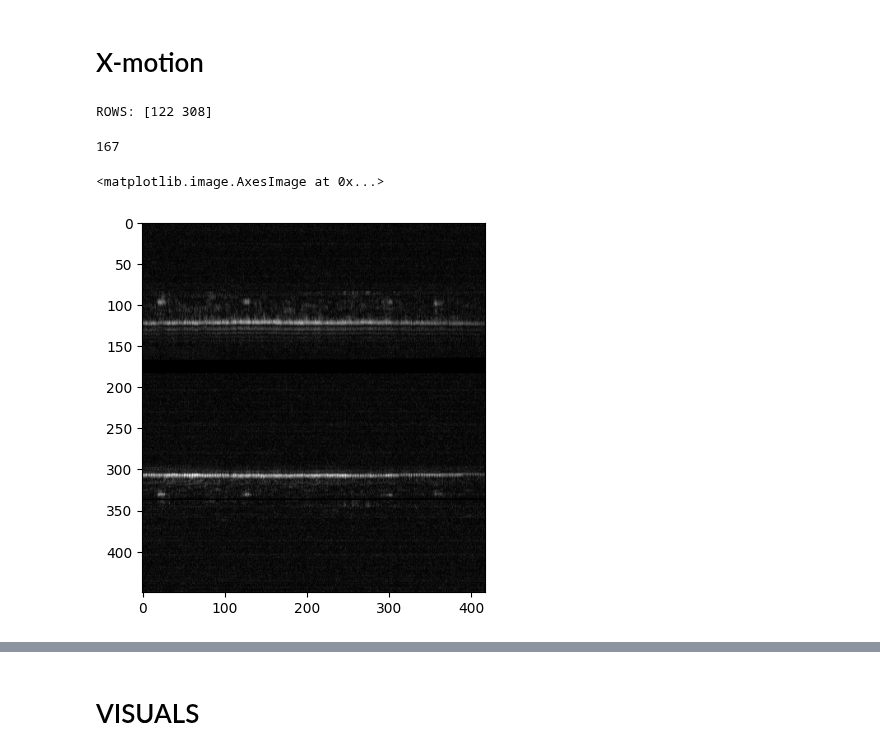
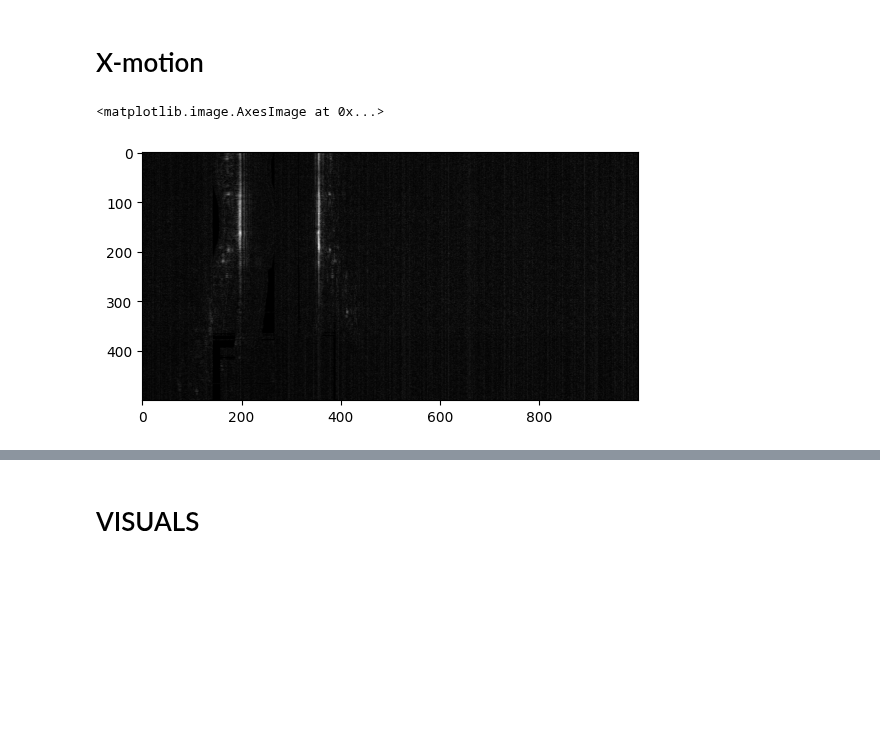
Before and after one commit to AKA2320/OCT_RA, a Jupyter notebook: Bifocal registration/Patrice_5_2_2025/bifocal_endo.ipynb, the cells around one changed output, grey strips where cells are left out. Drawn from its saved outputs; the diff is of its cells as text; code cells hidden in the pictures; blank space fills up the shorter version.

```diff
--- a/Bifocal registration/Patrice_5_2_2025/bifocal_endo.ipynb
+++ b/Bifocal registration/Patrice_5_2_2025/bifocal_endo.ipynb
@@ -115,6 +150,6 @@ def ants_all_tran_flat(data,UP,DOWN,static_flat):
         transforms_all[i] = np.dot(transforms_all[i],temp_tform_manual)
     return transforms_all
 # %%
-static_flat = np.argmax(np.sum(original_data[:,UP:DOWN,:],axis=(0,1)))
+static_flat = np.argmax(np.sum(original_data[:,surface_coords[0,0]:surface_coords[0,1],:],axis=(0,1)))
 static_flat
 # %% [output]
@@ -165,11 +218,11 @@ def mse_fun_tran_y(shif, x, y , past_shift):
 
     return (1-ncc(warped_x_stat ,warped_y_mov))
 
-def ants_all_trans_y(data,UP,DOWN,static_y_motion):
+def ants_all_trans_y(data,UP_y,DOWN_y,static_y_motion):
     transforms_all = np.tile(np.eye(3),(data.shape[0],1,1))
     for i in tqdm(range(data.shape[0]-1),desc='tr_all'):
-        stat = data[static_y_motion][UP:DOWN][:,::20].copy()
-        temp_img = data[i][UP:DOWN][:,::20].copy()
+        stat = data[static_y_motion][UP_y:DOWN_y][:,::20].copy()
+        temp_img = data[i][UP_y:DOWN_y][:,::20].copy()
         # MANUAL
         # temp_tform_manual = AffineTransform(translation=(0,0))
         past_shift = 0
@@ -219,5 +296,20 @@ plt.imshow(original_data[:,:,static_flat],cmap='gray')
 # %% [markdown]
 # X-motion
+# %%
+test_detect_img = preprocess_img(original_data[:,:,static_flat])
+res = model.predict(test_detect_img,iou = 0.5, save = False, verbose=False,classes=[0,1])
+result_list = res[0].summary()
+
+grouped = defaultdict(list)
+for item in result_list:
+    grouped[item['name']].append(item)
+
+filtered_summary = []
+for group in grouped.values():
+    top_two = sorted(group, key=lambda x: x['confidence'], reverse=True)[:2]
+    filtered_summary.extend(top_two)
+
+result_list = filtered_summary
 # %%
 import gc
 def shift_func(shif, x, y , past_shift):
@@ -317,27 +418,37 @@ def ants_all_trans_x(data,UP,DOWN,valid_args,enface_extraction_rows):
 
     return transforms_all
 # %%
-sum_img = np.max(original_data[:,:,:],axis=2)
-peaks = find_peaks(np.sum(sum_img,axis=0),distance = 30)[0]
-enface_extraction_rows = peaks[np.argsort(np.sum(sum_img,axis=0)[peaks])[-2:]]
-enface_extraction_rows = np.sort(enface_extraction_rows)
-print('ROWS:',enface_extraction_rows)
-UP_x,DOWN_x = enface_extraction_rows.min()-50, enface_extraction_rows.min()-10
-UP_x = max(UP_x,0)
-DOWN_x = min(DOWN_x, original_data.shape[2])
+# sum_img = np.max(original_data[:,:,:],axis=2)
+# peaks = find_peaks(np.sum(sum_img,axis=0),distance = 30)[0]
+# enface_extraction_rows = peaks[np.argsort(np.sum(sum_img,axis=0)[peaks])[-2:]]
+# enface_extraction_rows = np.sort(enface_extraction_rows)
+# print('ROWS:',enface_extraction_rows)
+# UP_x,DOWN_x = enface_extraction_rows.min()-50, enface_extraction_rows.min()-10
+# UP_x = max(UP_x,0)
+# DOWN_x = min(DOWN_x, original_data.shape[2])
-# %% [output]
-ROWS: [122 308]
+# %%
+if len(result_list)>0:
+    surface_coords = []
+    cells_coords = []
+    for detections in result_list:
+        if detections['name'] == 'surface':
+            surface_coords.append([int(detections['box']['y1'])-20,int(detections['box']['y2'])+20])
+        if detections['name'] == 'cells':
+            cells_coords.append([int(detections['box']['y1'])-20,int(detections['box']['y2'])+20])
+    if len(surface_coords)>1:
+        surface_coords = np.sort(surface_coords,axis=0)
+    if len(cells_coords)>1:
+        cells_coords = np.sort(cells_coords,axis=0)
 # %%
-static_y_motion = np.argmax(np.sum(original_data[:,UP_x:DOWN_x,:],axis=(1,2)))
+static_y_motion = np.argmax(np.sum(original_data[:,surface_coords[0,0]:surface_coords[0,1],:],axis=(1,2)))
 errs = []
 for i in range(original_data.shape[0]):
     errs.append(ncc(original_data[static_y_motion,:,:],original_data[i,:,:])[0])
 errs = np.squeeze(errs)
 valid_args = np.squeeze(np.argwhere(errs>0.7))
-print(static_y_motion)
+# print(static_y_motion)
 
-plt.imshow(original_data[static_y_motion,:,:],cmap='gray')
+plt.imshow(original_data[:,:,100],cmap='gray')
 # %% [output]
-167
+<matplotlib.image.AxesImage at 0x...>
-<matplotlib.image.AxesImage at 0x...>
-[figure, old version]
+[figure, new version]
```
Also changed, not shown: parts of 33 cells of this notebook, 1 other file.
